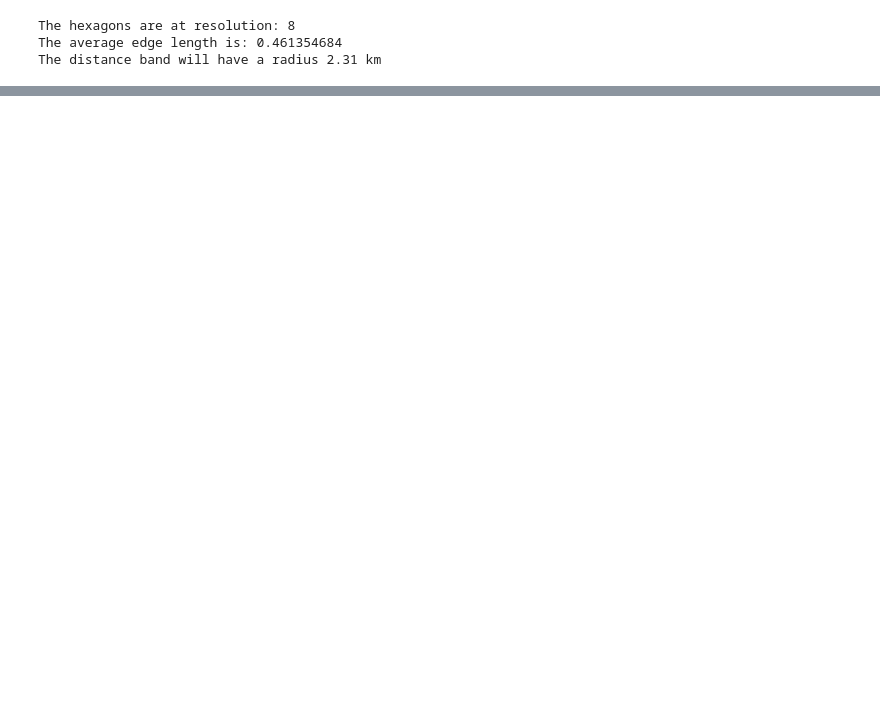
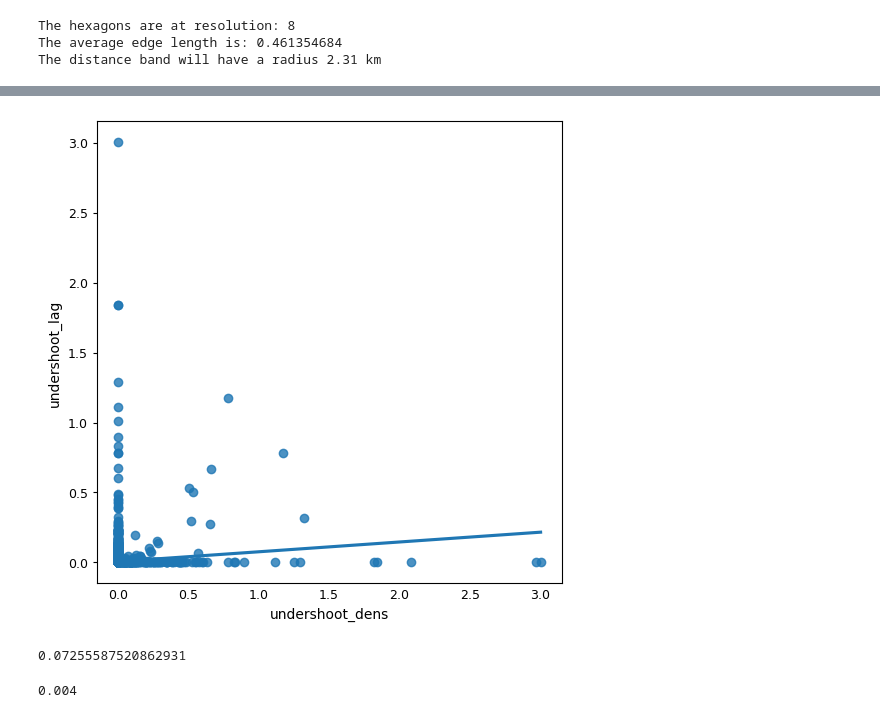
Before and after one commit to anerv/bikedna_analysis, a Jupyter notebook: scripts/analysis_GeoDK.ipynb, the cells around one changed output, grey strips where cells are left out. Saved outputs shown, nothing was run; the diff lists cells and outputs as text; code cells hidden in the pictures; blank space fills up the shorter version.

Commit message:
working on spatial pattern

```diff
--- a/scripts/analysis_GeoDK.ipynb
+++ b/scripts/analysis_GeoDK.ipynb
@@ -556,0 +548,21 @@ int_grid[['geometry','ref_edge_density','gap_dens']].to_file('../data/int_grid_4
+# %%
+error_types = ['undershoots_count','overshoots_count','component_gaps']
+
+for i in error_types:
+    None
+
+int_grid['undershoot_dens'] = int_grid.undershoots_count / (int_grid.local_length/1000) # ref_edge_density  #edge_dens_lag
+
+int_grid["undershoot_lag"] = weights.spatial_lag.lag_spatial(
+    w, int_grid["undershoot_dens"]
+)
+# %%
+# Set up the figure and axis
+f, ax = plt.subplots(1, figsize=(6, 6))
+# Plot values
+sns.regplot(
+    x="undershoot_dens", y="undershoot_lag", data=int_grid, ci=None
+)
+plt.show()
+# %% [output]
+[figure, added]
@@ -556,0 +573,8 @@ int_grid[['geometry','ref_edge_density','gap_dens']].to_file('../data/int_grid_4
+# %%
+moran.I
+# %% [output]
+0.07255587520862931
+# %%
+moran.p_sim
+# %% [output]
+0.004
```
Also changed, not shown: parts of 21 cells of this notebook.
